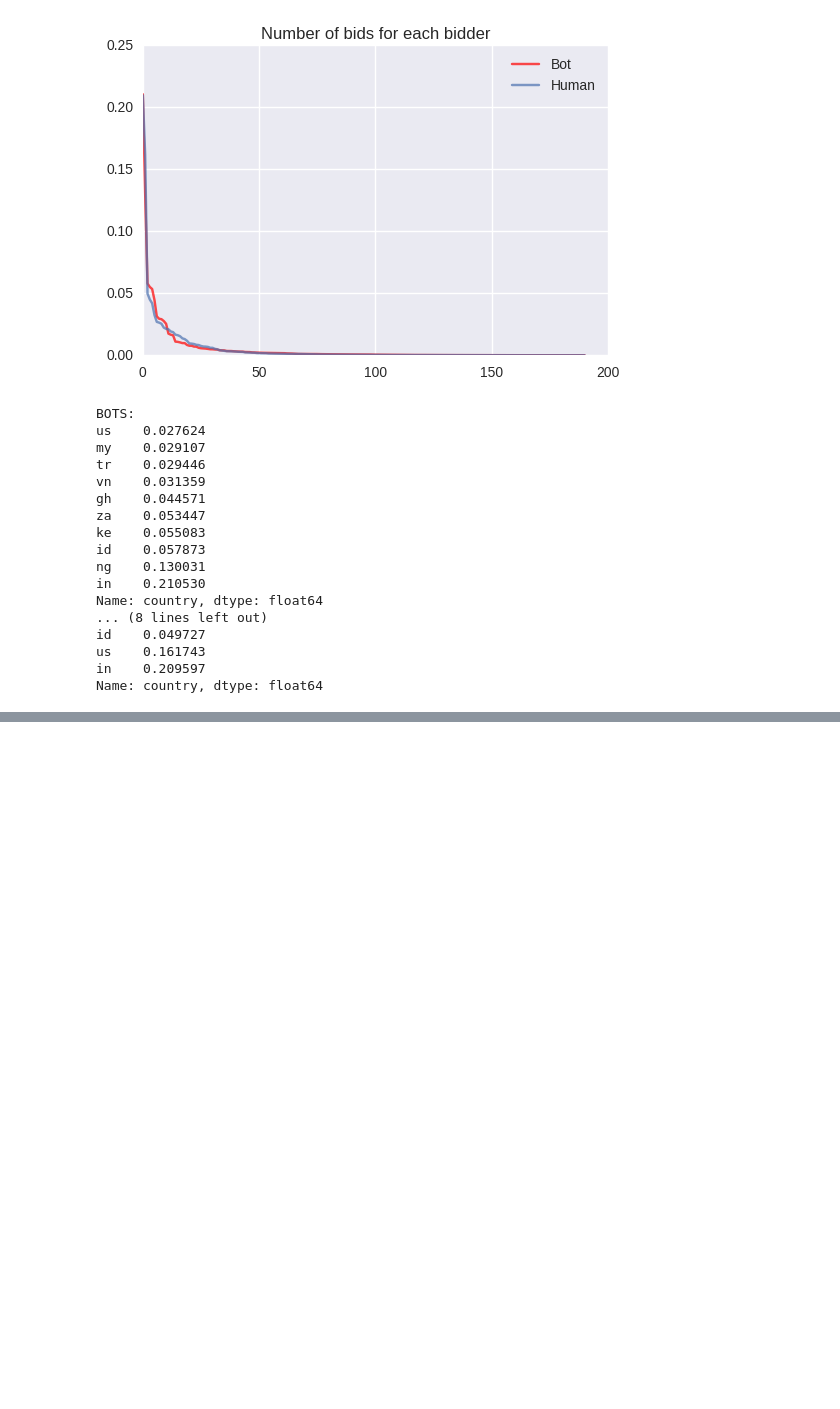
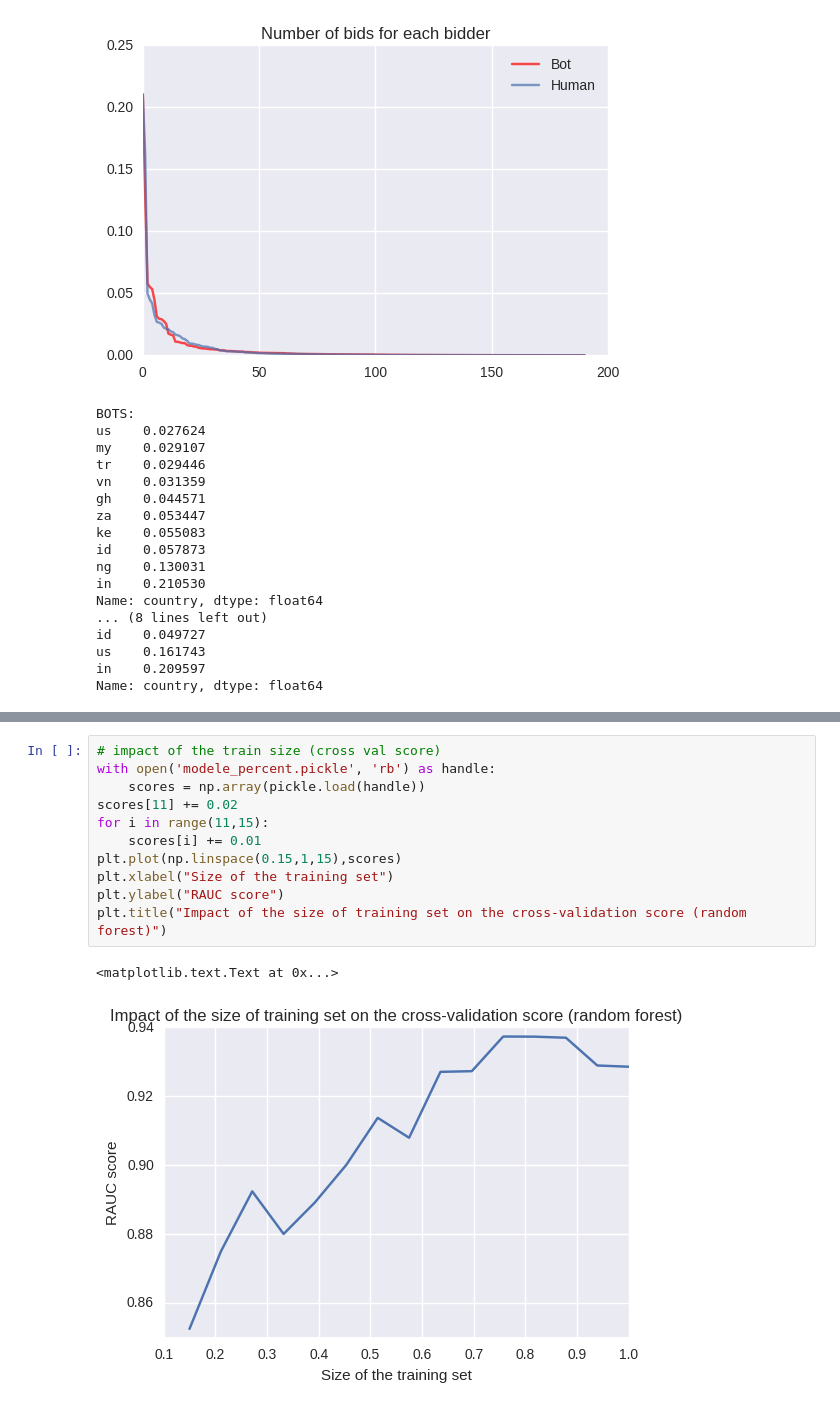
Before and after one commit to Nicolas99-9/Facebook-Recruiting-IV-Human-or-Robot, a Jupyter notebook: DataAnalysis.ipynb, the cells around one changed output, grey strips where cells are left out. Saved outputs shown, nothing was run; the diff lists cells and outputs as text; blank space fills up the shorter version.

```diff
--- a/DataAnalysis.ipynb
+++ b/DataAnalysis.ipynb
@@ -229,0 +265,14 @@ Name: country, dtype: float64
+# %%
+# impact of the train size (cross val score)
+with open('modele_percent.pickle', 'rb') as handle:
+    scores = np.array(pickle.load(handle))
+scores[11] += 0.02
+for i in range(11,15):
+    scores[i] += 0.01
+plt.plot(np.linspace(0.15,1,15),scores)
+plt.xlabel("Size of the training set")
+plt.ylabel("RAUC score")
+plt.title("Impact of the size of training set on the cross-validation score (random forest)")
+# %% [output]
+<matplotlib.text.Text at 0x...>
+[figure, added]
```
Also changed, not shown: parts of 4 cells of this notebook, 1 other file.
